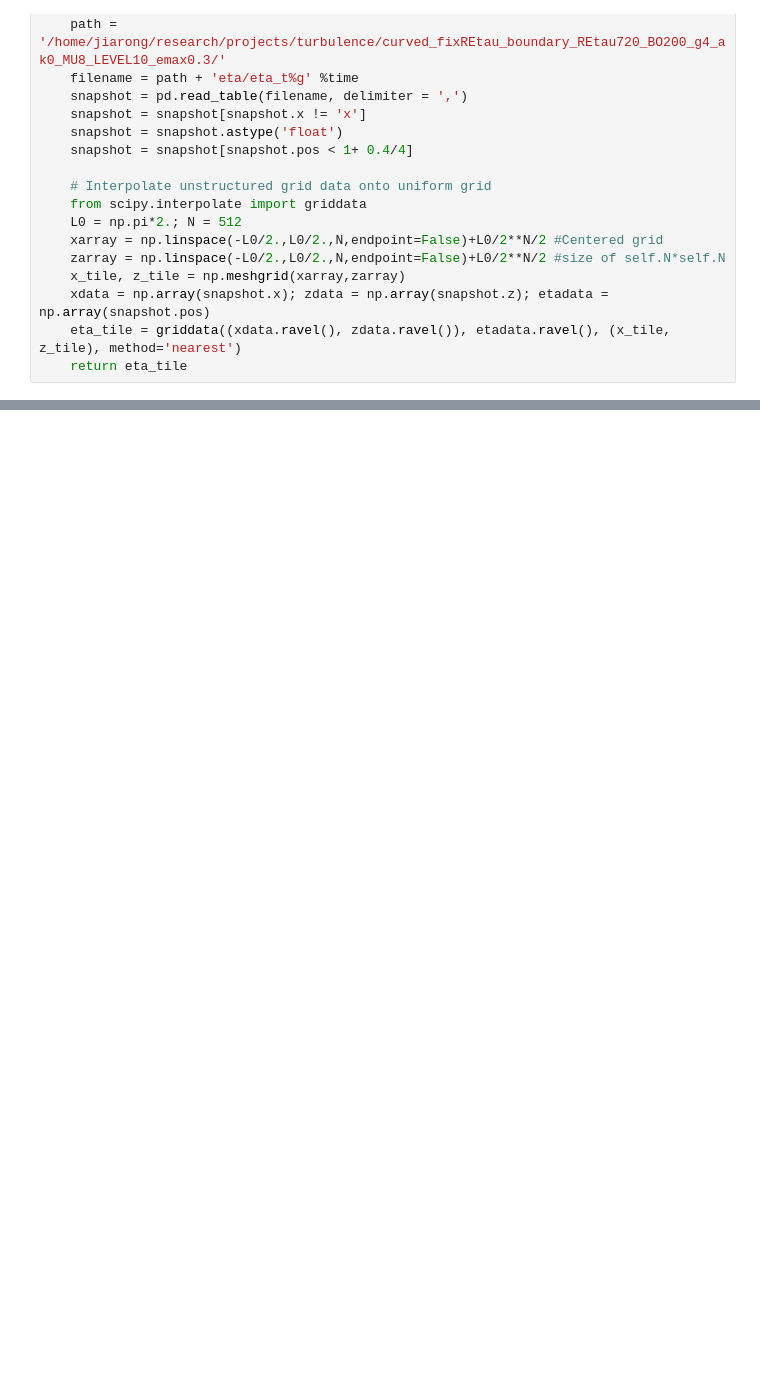
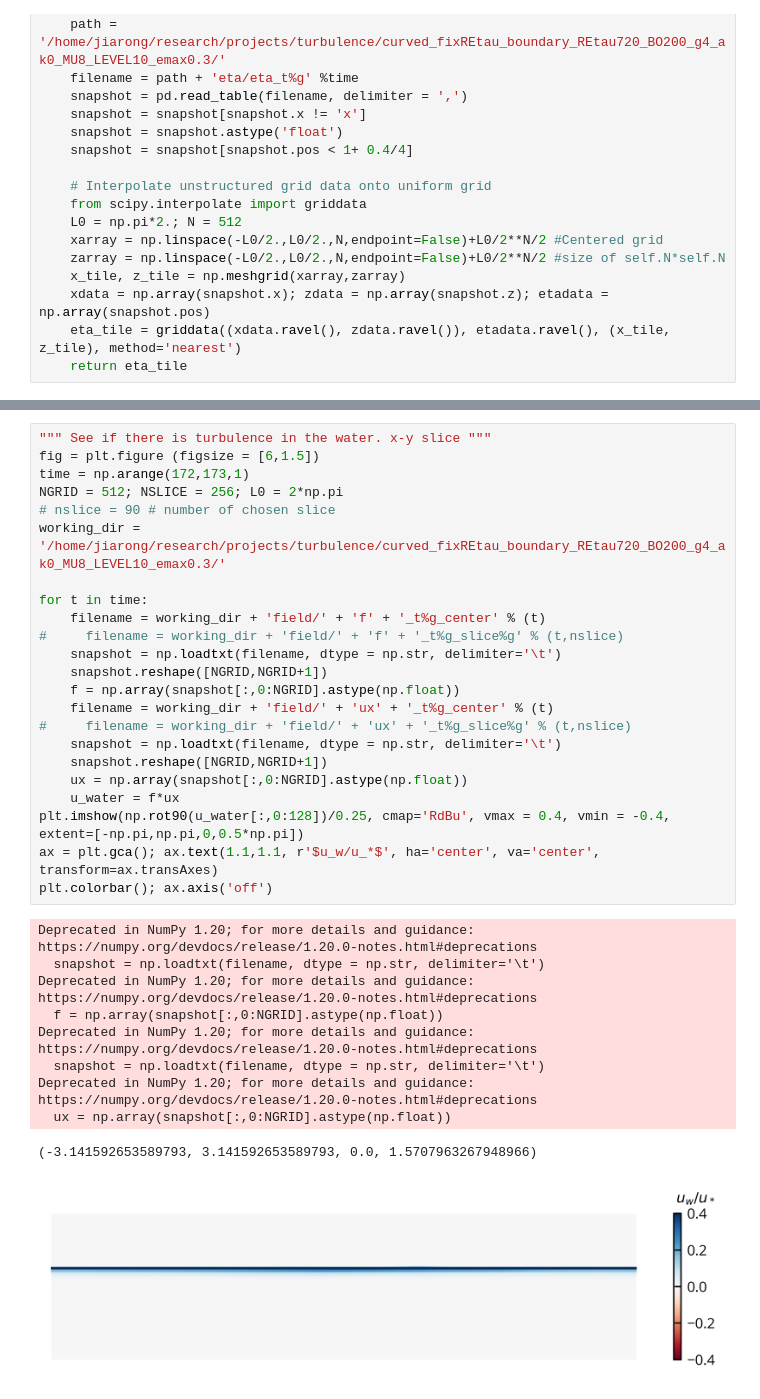
Before and after one commit to DeikeLab/jiarongw-postprocessing, a Jupyter notebook: jupyter_notebook/project_specific/turbulence/demo.ipynb, the cells around one changed output, grey strips where cells are left out. Saved outputs shown, nothing was run; the diff lists cells and outputs as text; blank space fills up the shorter version.

```diff
--- a/jupyter_notebook/project_specific/turbulence/demo.ipynb
+++ b/jupyter_notebook/project_specific/turbulence/demo.ipynb
@@ -44 +110,35 @@ plt.colorbar()
+# %%
+""" See if there is turbulence in the water. x-y slice """
+fig = plt.figure (figsize = [6,1.5])
+time = np.arange(172,173,1)
+NGRID = 512; NSLICE = 256; L0 = 2*np.pi
+# nslice = 90 # number of chosen slice
+working_dir = '/home/jiarong/research/projects/turbulence/curved_fixREtau_boundary_REtau720_BO200_g4_ak0_MU8_LEVEL10_emax0.3/'
+
+for t in time:
+    filename = working_dir + 'field/' + 'f' + '_t%g_center' % (t)
+#     filename = working_dir + 'field/' + 'f' + '_t%g_slice%g' % (t,nslice)
+    snapshot = np.loadtxt(filename, dtype = np.str, delimiter='\t')
+    snapshot.reshape([NGRID,NGRID+1])
+    f = np.array(snapshot[:,0:NGRID].astype(np.float))
+    filename = working_dir + 'field/' + 'ux' + '_t%g_center' % (t)
+#     filename = working_dir + 'field/' + 'ux' + '_t%g_slice%g' % (t,nslice)
+    snapshot = np.loadtxt(filename, dtype = np.str, delimiter='\t')
+    snapshot.reshape([NGRID,NGRID+1])
+    ux = np.array(snapshot[:,0:NGRID].astype(np.float))
+    u_water = f*ux
+plt.imshow(np.rot90(u_water[:,0:128])/0.25, cmap='RdBu', vmax = 0.4, vmin = -0.4, extent=[-np.pi,np.pi,0,0.5*np.pi])
+ax = plt.gca(); ax.text(1.1,1.1, r'$u_w/u_*$', ha='center', va='center', transform=ax.transAxes)
+plt.colorbar(); ax.axis('off')
+# %% [output]
+Deprecated in NumPy 1.20; for more details and guidance: https://numpy.org/devdocs/release/1.20.0-notes.html#deprecations
+  snapshot = np.loadtxt(filename, dtype = np.str, delimiter='\t')
+Deprecated in NumPy 1.20; for more details and guidance: https://numpy.org/devdocs/release/1.20.0-notes.html#deprecations
+  f = np.array(snapshot[:,0:NGRID].astype(np.float))
+Deprecated in NumPy 1.20; for more details and guidance: https://numpy.org/devdocs/release/1.20.0-notes.html#deprecations
+  snapshot = np.loadtxt(filename, dtype = np.str, delimiter='\t')
+Deprecated in NumPy 1.20; for more details and guidance: https://numpy.org/devdocs/release/1.20.0-notes.html#deprecations
+  ux = np.array(snapshot[:,0:NGRID].astype(np.float))
+(-3.141592653589793, 3.141592653589793, 0.0, 1.5707963267948966)
+[figure, added]
 # %%
```
Also changed, not shown: parts of 6 cells of this notebook, 13 other files.
